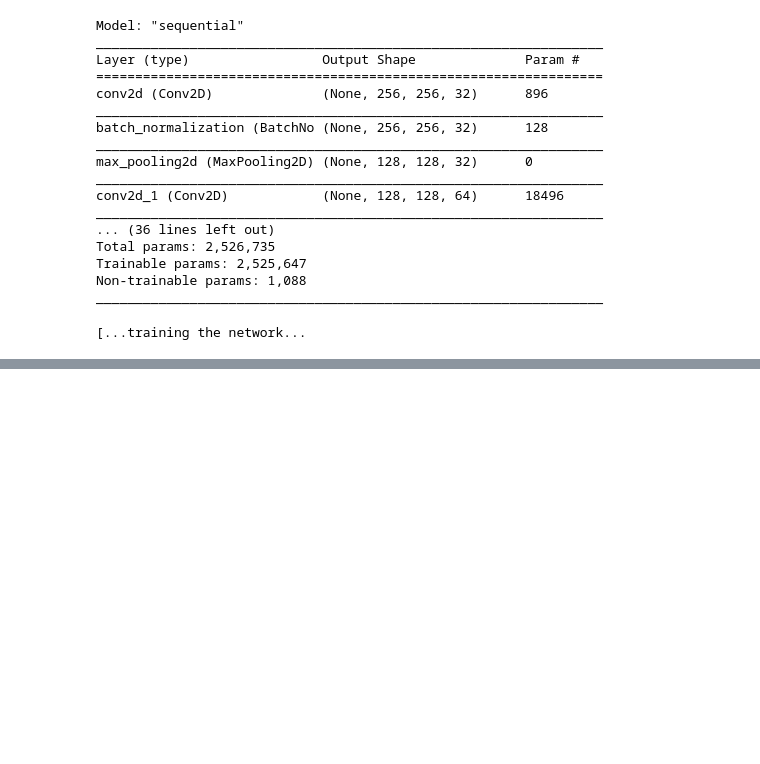
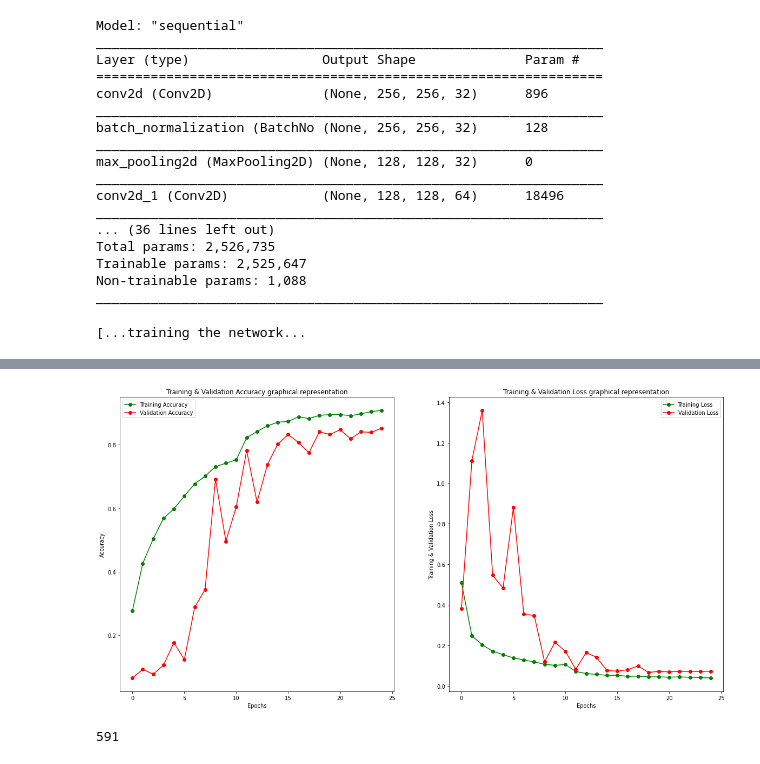
Before and after one commit to Cheruiyot890/PlantDiseasePredictor, a Jupyter notebook: Notebook.ipynb, the cells around one changed output, grey strips where cells are left out. Drawn from its saved outputs; the diff is of its cells as text; code cells hidden in the pictures; blank space fills up the shorter version.

```diff
--- a/Notebook.ipynb
+++ b/Notebook.ipynb
@@ -49,6 +49,6 @@ Requirement already satisfied: six>=1.11.0 in c:\users\shadr\anaconda3\envs\lear
 Requirement already satisfied: exceptiongroup; python_version < "3.11" in c:\users\shadr\anaconda3\envs\learn-env\lib\site-packages (from anyio<5.0,>=3.0->httpcore<0.18.0,>=0.15.0->httpx->gradio) (1.1 ...
 # %%
-EPOCHS = 10
+EPOCHS = 25
 INIT_LR = 1e-3
 BS = 32
 default_image_size = tuple((256, 256))
@@ -450,29 +460,33 @@ plt.show()
 # %%
 model.save_weights('PlantDiseasePredictor')
 # %%
-epochs = [i for i in range(10)]
+epochs = [i for i in range(25)]
 fig , ax = plt.subplots(1,2)
 train_acc = history.history['accuracy']
 train_loss = history.history['loss']
 val_acc = history.history['val_accuracy']
 val_loss = history.history['val_loss']
 fig.set_size_inches(20,10)
 ax[0].plot(epochs , train_acc , 'go-' , label = 'Training Accuracy')
 ax[0].plot(epochs , val_acc , 'ro-' , label = 'Validation Accuracy')
 ax[0].set_title('Training & Validation Accuracy graphical representation')
 ax[0].legend()
 ax[0].set_xlabel("Epochs")
 ax[0].set_ylabel("Accuracy")
 ax[1].plot(epochs , train_loss , 'g-o' , label = 'Training Loss')
 ax[1].plot(epochs , val_loss , 'r-o' , label = 'Validation Loss')
 ax[1].set_title('Training & Validation Loss graphical representation')
 ax[1].legend()
 ax[1].set_xlabel("Epochs")
 ax[1].set_ylabel("Training & Validation Loss")
 plt.show()
+# %% [output]
+[figure, added]
 # %%
 predictions = model.predict(x_test)
 len(predictions)
+# %% [output]
+591
 # %%
 labels = label_binarizer.classes_
 labels
```
Also changed, not shown: parts of 25 cells of this notebook, 3 other files.
